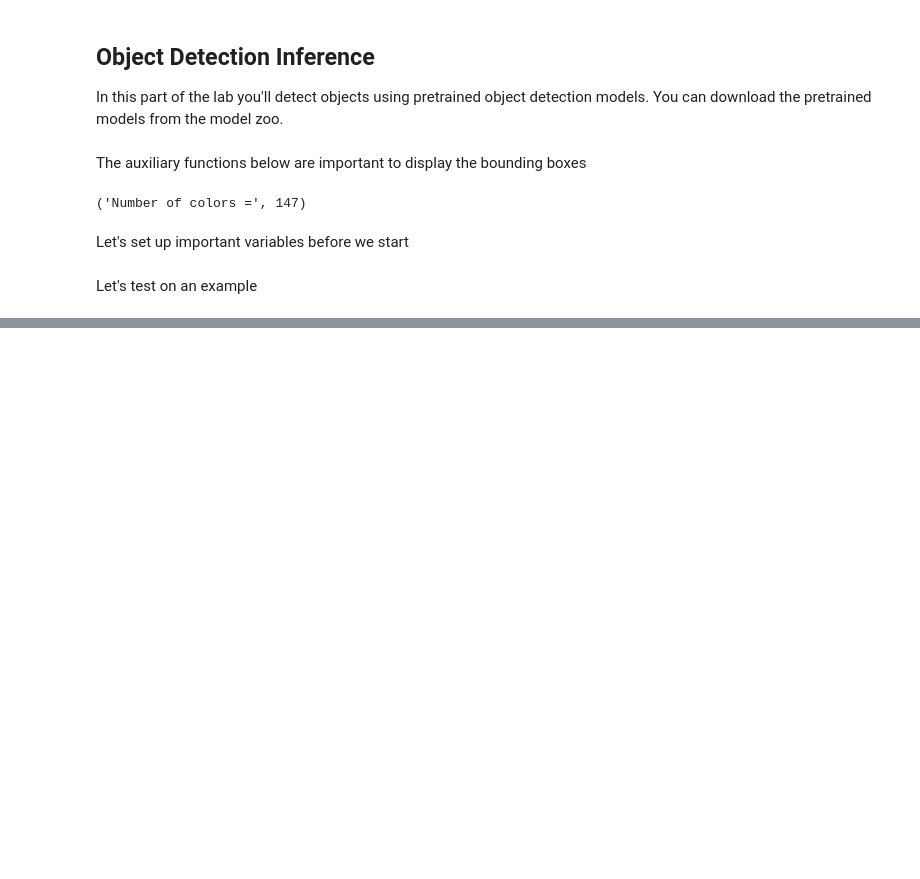
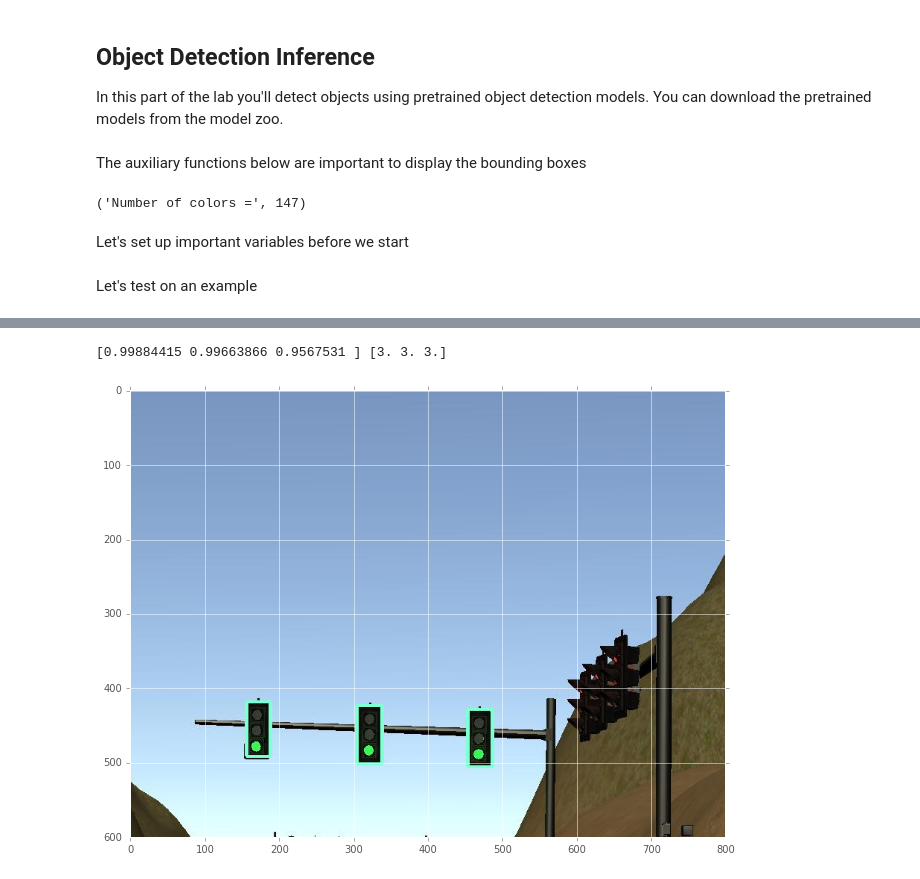
Before and after one commit to shreyanshbhatt/Capestone-project, a Jupyter notebook: deep_learning/Object_Detection_Notebook.ipynb, the cells around one changed output, grey strips where cells are left out. Saved outputs shown, nothing was run; the diff lists cells and outputs as text; code cells hidden in the pictures; blank space fills up the shorter version.

```diff
--- a/deep_learning/Object_Detection_Notebook.ipynb
+++ b/deep_learning/Object_Detection_Notebook.ipynb
@@ -325,0 +361,5 @@ with tf.Session(graph=detection_graph) as sess:
+# %%
+detection_pipeline('./assets/sim_green_traffic_light.jpg')
+# %% [output]
+[0.99884415 0.99663866 0.9567531 ] [3. 3. 3.]
+[figure, added]
```
Also changed, not shown: parts of 4 cells of this notebook, 2 other files.
